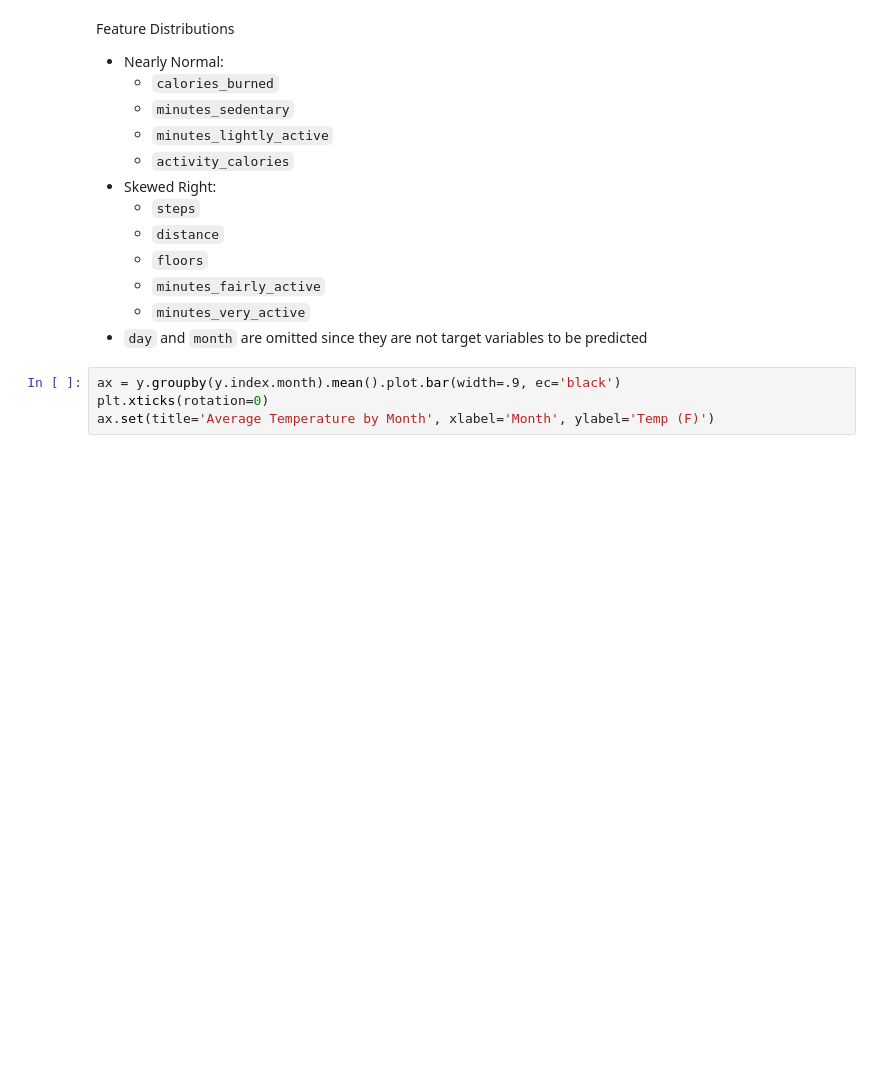
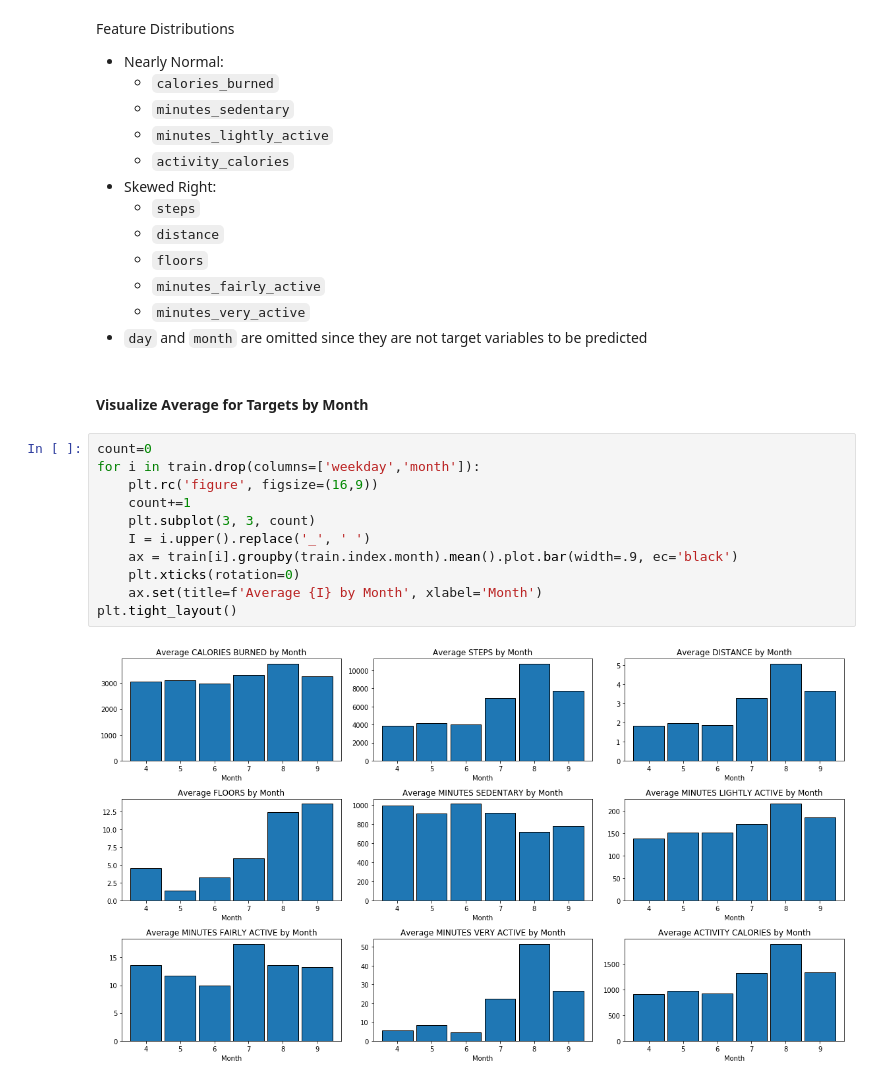
Before and after one commit to Brandon-Martinez27/fitbit_time_series_forecasting, a Jupyter notebook: wrangle.ipynb, the cells around one changed output. Drawn from its saved outputs; the diff is of its cells as text; blank space fills up the shorter version.

Commit message:
added visualizations for categorical variables vs target variables and takeaways

```diff
--- a/wrangle.ipynb
+++ b/wrangle.ipynb
@@ -180,7 +180,18 @@ Feature Distributions
     - `minutes_fairly_active`
     - `minutes_very_active`
 - `day` and `month` are omitted since they are not target variables to be predicted
+# %% [markdown]
+#### Visualize Average for Targets by Month
 # %%
-ax = y.groupby(y.index.month).mean().plot.bar(width=.9, ec='black')
-plt.xticks(rotation=0)
-ax.set(title='Average Temperature by Month', xlabel='Month', ylabel='Temp (F)')
+count=0
+for i in train.drop(columns=['weekday','month']):
+    plt.rc('figure', figsize=(16,9))
+    count+=1
+    plt.subplot(3, 3, count)
+    I = i.upper().replace('_', ' ')
+    ax = train[i].groupby(train.index.month).mean().plot.bar(width=.9, ec='black')
+    plt.xticks(rotation=0)
+    ax.set(title=f'Average {I} by Month', xlabel='Month')
+plt.tight_layout()
+# %% [output]
+[figure, added]
```
Also changed, not shown: parts of 5 cells of this notebook.
